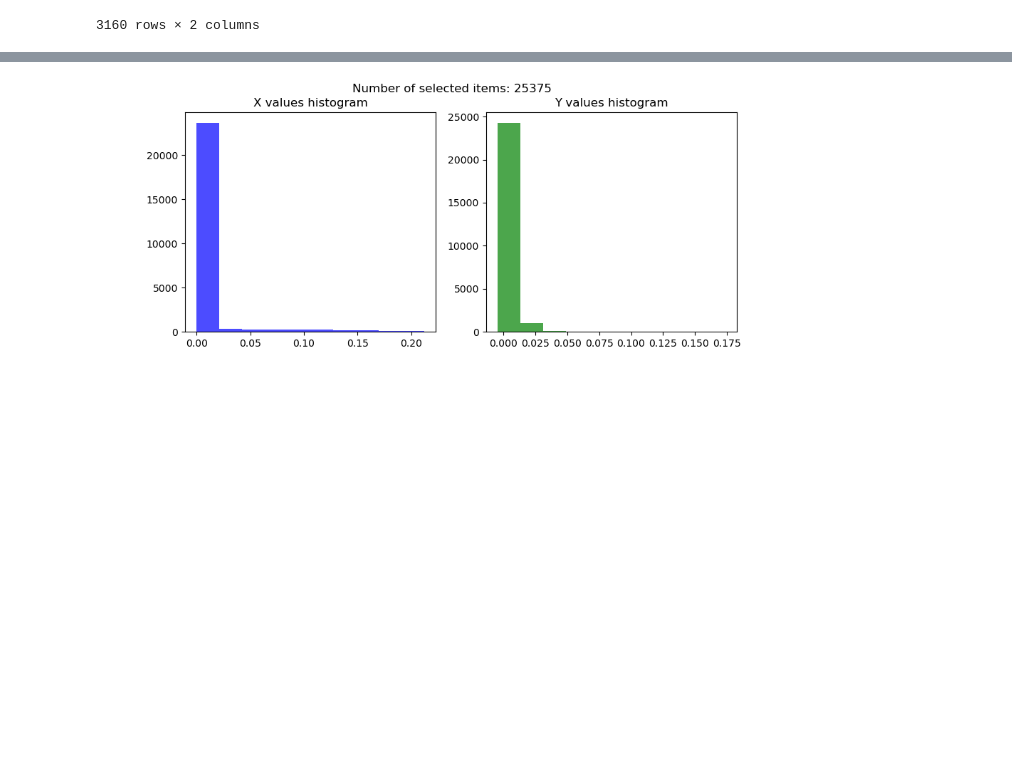
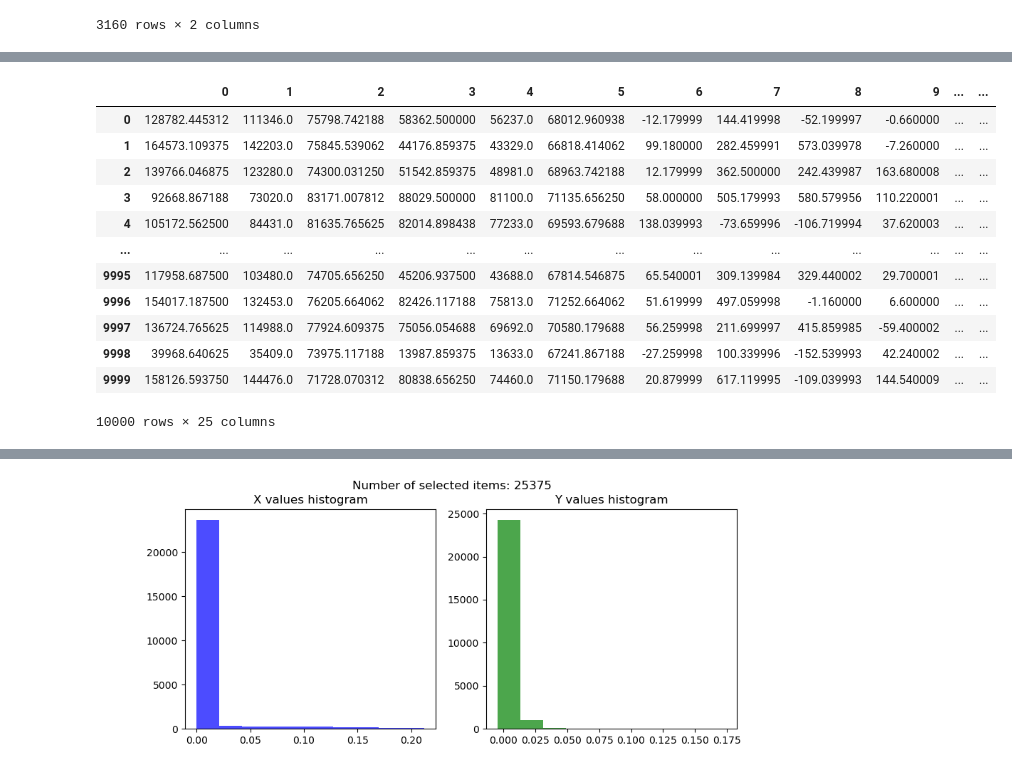
Before and after one commit to chenmzh/Open_flow, a Jupyter notebook: open_flow_main.ipynb, the cells around one changed output, grey strips where cells are left out. Drawn from its saved outputs; the diff is of its cells as text; code cells hidden in the pictures; blank space fills up the shorter version.

```diff
--- a/open_flow_main.ipynb
+++ b/open_flow_main.ipynb
@@ -256,0 +278,16 @@ gate1.apply_gate(df)
+# %%
+df
+# %% [output]
+|  | 0 | 1 | 2 | 3 | 4 | 5 | 6 | 7 | 8 | 9 | ... | ... |
+| 0 | 128782.445312 | 111346.0 | 75798.742188 | 58362.500000 | 56237.0 | 68012.960938 | -12.179999 | 144.419998 | -52.199997 | -0.660000 | ... | ... |
+| 1 | 164573.109375 | 142203.0 | 75845.539062 | 44176.859375 | 43329.0 | 66818.414062 | 99.180000 | 282.459991 | 573.039978 | -7.260000 | ... | ... |
+| 2 | 139766.046875 | 123280.0 | 74300.031250 | 51542.859375 | 48981.0 | 68963.742188 | 12.179999 | 362.500000 | 242.439987 | 163.680008 | ... | ... |
+| 3 | 92668.867188 | 73020.0 | 83171.007812 | 88029.500000 | 81100.0 | 71135.656250 | 58.000000 | 505.179993 | 580.579956 | 110.220001 | ... | ... |
+| 4 | 105172.562500 | 84431.0 | 81635.765625 | 82014.898438 | 77233.0 | 69593.679688 | 138.039993 | -73.659996 | -106.719994 | 37.620003 | ... | ... |
+| ... | ... | ... | ... | ... | ... | ... | ... | ... | ... | ... | ... | ... |
+| 9995 | 117958.687500 | 103480.0 | 74705.656250 | 45206.937500 | 43688.0 | 67814.546875 | 65.540001 | 309.139984 | 329.440002 | 29.700001 | ... | ... |
+| 9996 | 154017.187500 | 132453.0 | 76205.664062 | 82426.117188 | 75813.0 | 71252.664062 | 51.619999 | 497.059998 | -1.160000 | 6.600000 | ... | ... |
+| 9997 | 136724.765625 | 114988.0 | 77924.609375 | 75056.054688 | 69692.0 | 70580.179688 | 56.259998 | 211.699997 | 415.859985 | -59.400002 | ... | ... |
+| 9998 | 39968.640625 | 35409.0 | 73975.117188 | 13987.859375 | 13633.0 | 67241.867188 | -27.259998 | 100.339996 | -152.539993 | 42.240002 | ... | ... |
+| 9999 | 158126.593750 | 144476.0 | 71728.070312 | 80838.656250 | 74460.0 | 71150.179688 | 20.879999 | 617.119995 | -109.039993 | 144.540009 | ... | ... |
+10000 rows × 25 columns
```
Also changed, not shown: parts of 5 cells of this notebook, 2 other files.
